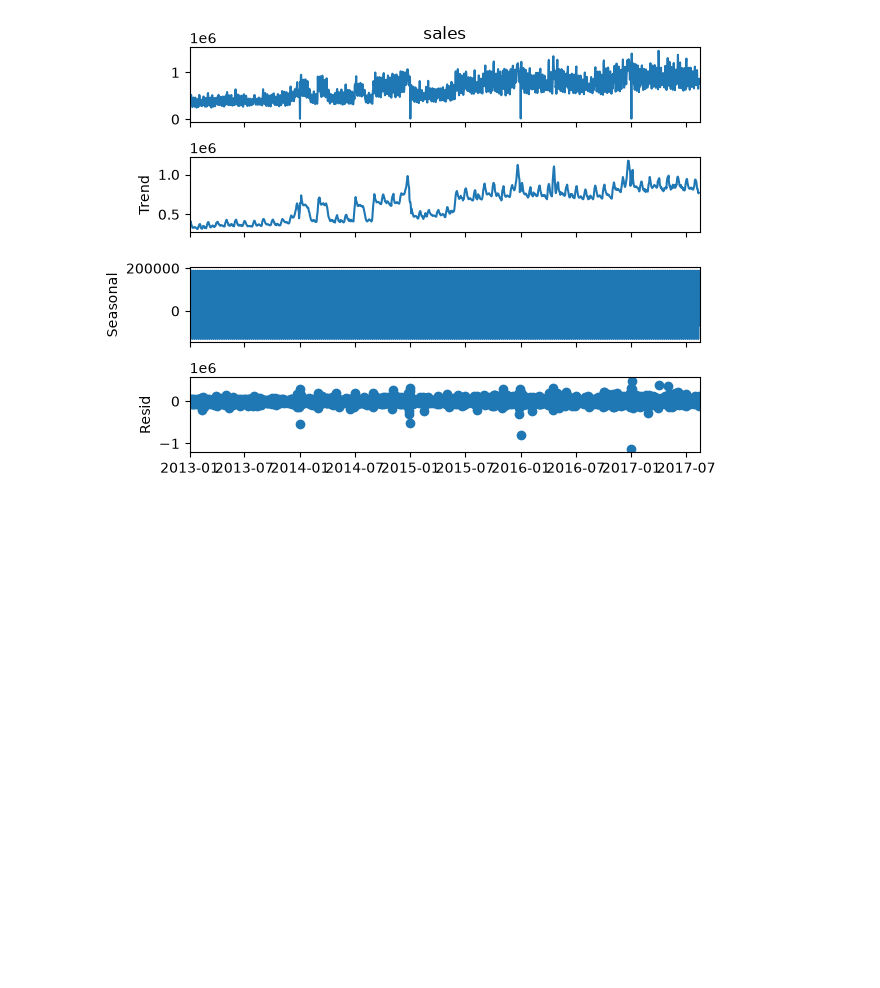
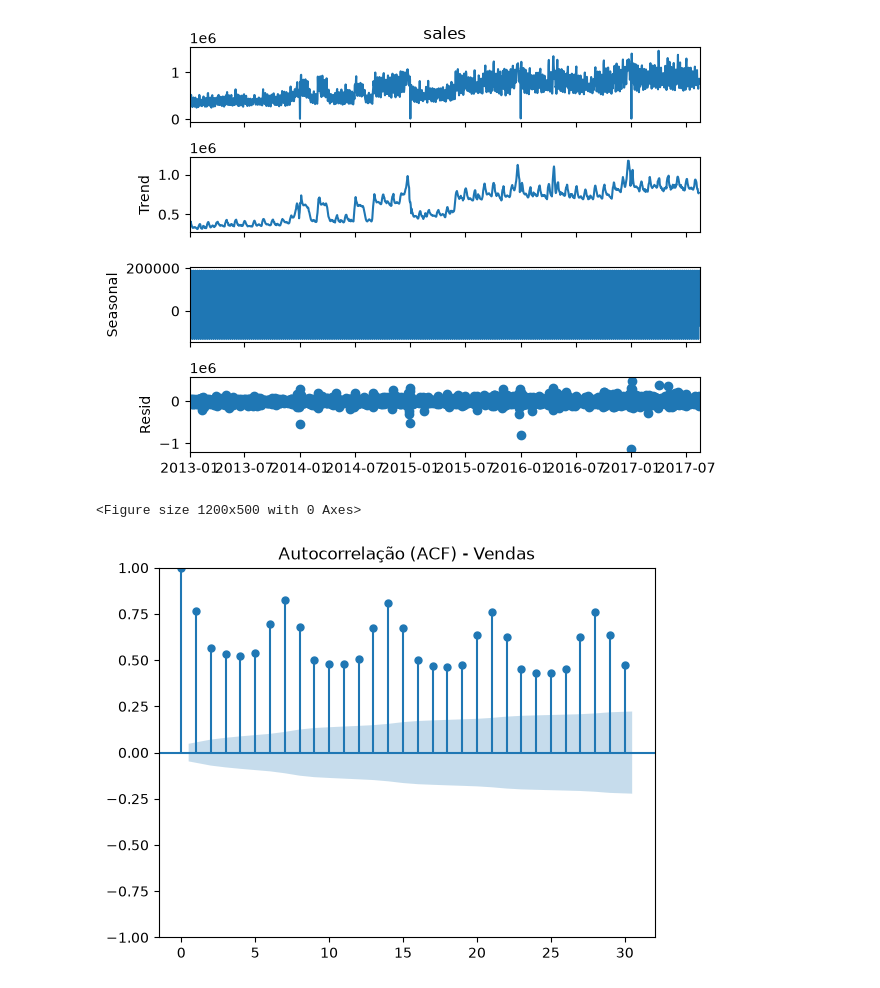
Before and after one commit to Vagnerkrg/time-series-intelligence-forecasting, a Jupyter notebook: notebooks/time_series_project.ipynb, the cells around one changed output. Drawn from its saved outputs; the diff is of its cells as text; code cells hidden in the pictures; blank space fills up the shorter version.

```diff
--- a/notebooks/time_series_project.ipynb
+++ b/notebooks/time_series_project.ipynb
@@ -106,0 +110,8 @@ plt.show()
+# %%
+plt.figure(figsize=(12,5))
+plot_acf(sales, lags=30)
+plt.title("Autocorrelação (ACF) - Vendas")
+plt.show()
+# %% [output]
+<Figure size 1200x500 with 0 Axes>
+[figure, added]
```
Also changed, not shown: parts of 10 cells of this notebook.
